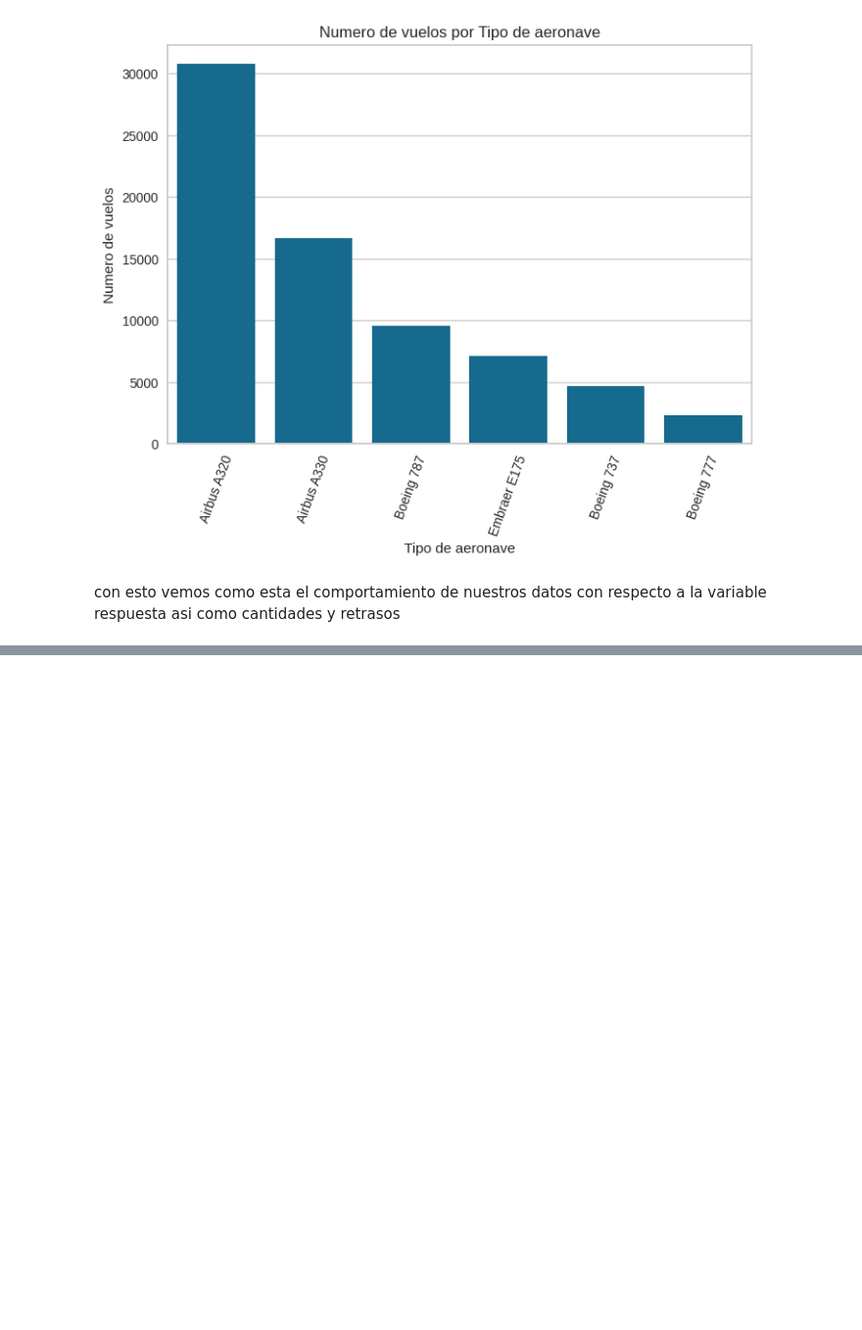
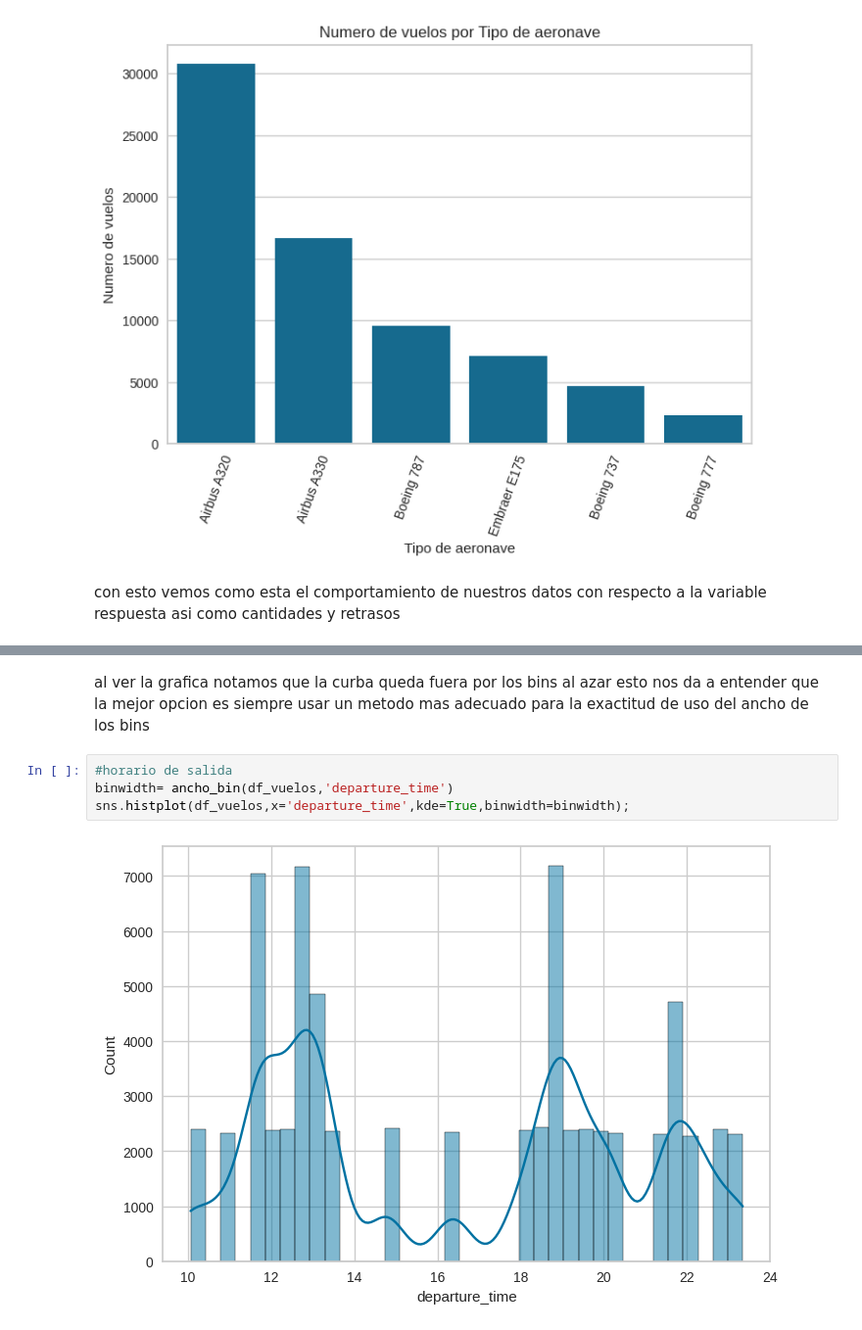
Before and after one commit to Kevincancino26/mis-notebook-de-estudio-, a Jupyter notebook: IA_aumentada_previsión_de_atraso_de_vuelo.ipynb, the cells around one changed output, grey strips where cells are left out. Shown at 98% size. Cells and saved outputs as stored; diff of their text form; blank space fills up the shorter version.

```diff
--- a/IA_aumentada_previsión_de_atraso_de_vuelo.ipynb
+++ b/IA_aumentada_previsión_de_atraso_de_vuelo.ipynb
@@ -191,0 +220,8 @@ con esto vemos como esta el comportamiento de nuestros datos con respecto a la v
+# %% [markdown]
+al ver la grafica notamos que la curba queda fuera por los bins al azar esto nos da a entender que la mejor opcion es siempre usar un metodo mas adecuado para la exactitud de uso del ancho de los bins
+# %%
+#horario de salida
+binwidth= ancho_bin(df_vuelos,'departure_time')
+sns.histplot(df_vuelos,x='departure_time',kde=True,binwidth=binwidth);
+# %% [output]
+[figure, added]
```
Also changed, not shown: parts of 11 cells of this notebook.
